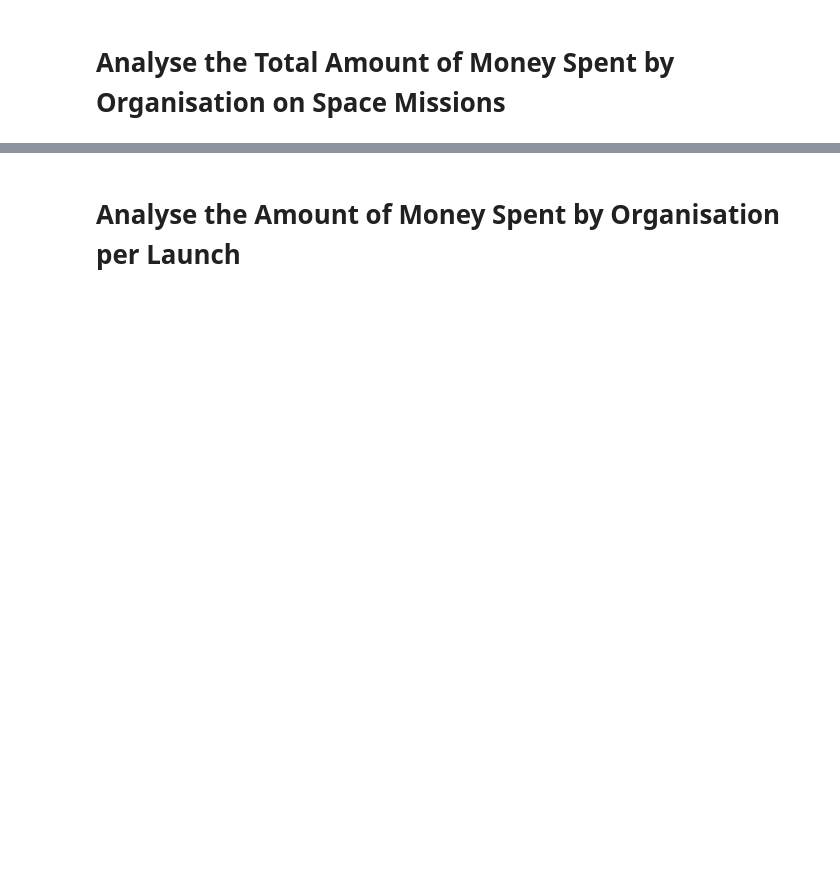
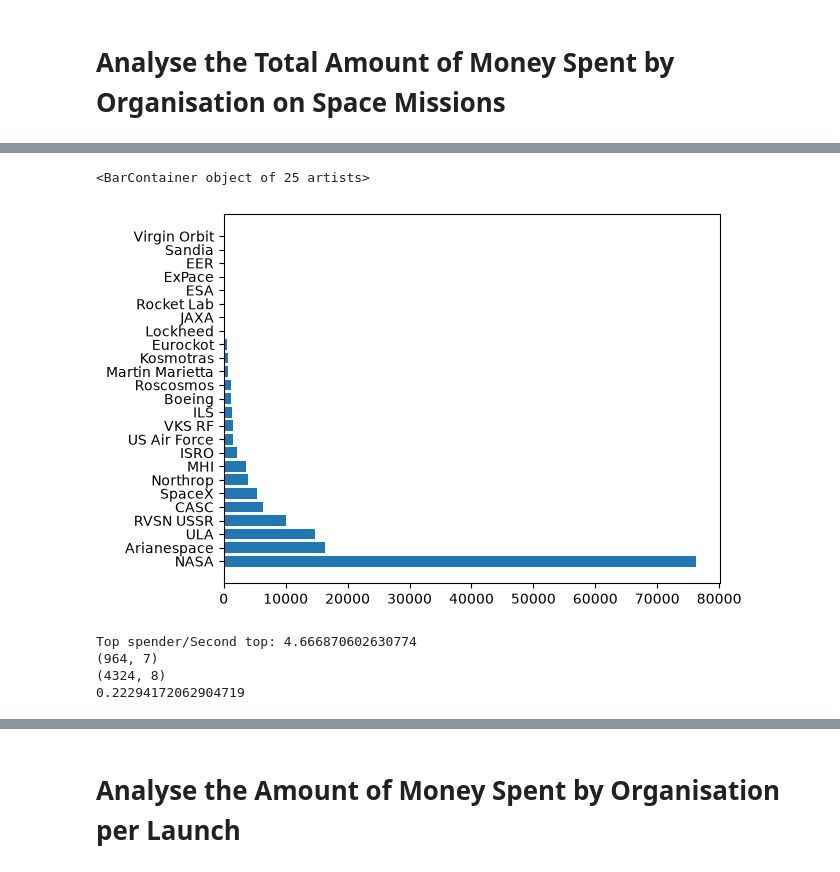
Before and after one commit to Archie-jpg/Space-Race-Analysis, a Jupyter notebook: Space_Missions_Analysis.ipynb, the cells around one changed output, grey strips where cells are left out. Drawn from its saved outputs; the diff is of its cells as text; code cells hidden in the pictures; blank space fills up the shorter version.

Commit message:
Added some more graphs

```diff
--- a/Space_Missions_Analysis.ipynb
+++ b/Space_Missions_Analysis.ipynb
@@ -345,2 +371,6 @@ fig.show()
 # %% [markdown]
 # Analyse the Total Amount of Money Spent by Organisation on Space Missions
+# %%
+price_by_organisation: pd.DataFrame = df_clean_prices.groupby("Organisation").Price.agg(money_spent="sum").reset_index()
+price_by_organisation.sort_values("money_spent", ascending=False, inplace=True)
+price_by_organisation
@@ -346,0 +395,18 @@ fig.show()
+# %%
+# Draw graph for comparison
+fig, ax = plt.subplots()
+
+ax.barh(data=price_by_organisation, y="Organisation", width="money_spent")
+# %% [output]
+<BarContainer object of 25 artists>
+[figure, added]
+# %%
+print("Top spender/Second top:", price_by_organisation.iloc[0]['money_spent']/price_by_organisation.iloc[1]['money_spent'])
+print(df_clean_prices.shape)
+print(df_clean.shape)
+print(df_clean_prices.shape[0]/df_clean.shape[0])
+# %% [output]
+Top spender/Second top: 4.666870602630774
+(964, 7)
+(4324, 8)
+0.22294172062904719
```
Also changed, not shown: parts of 12 cells of this notebook.
